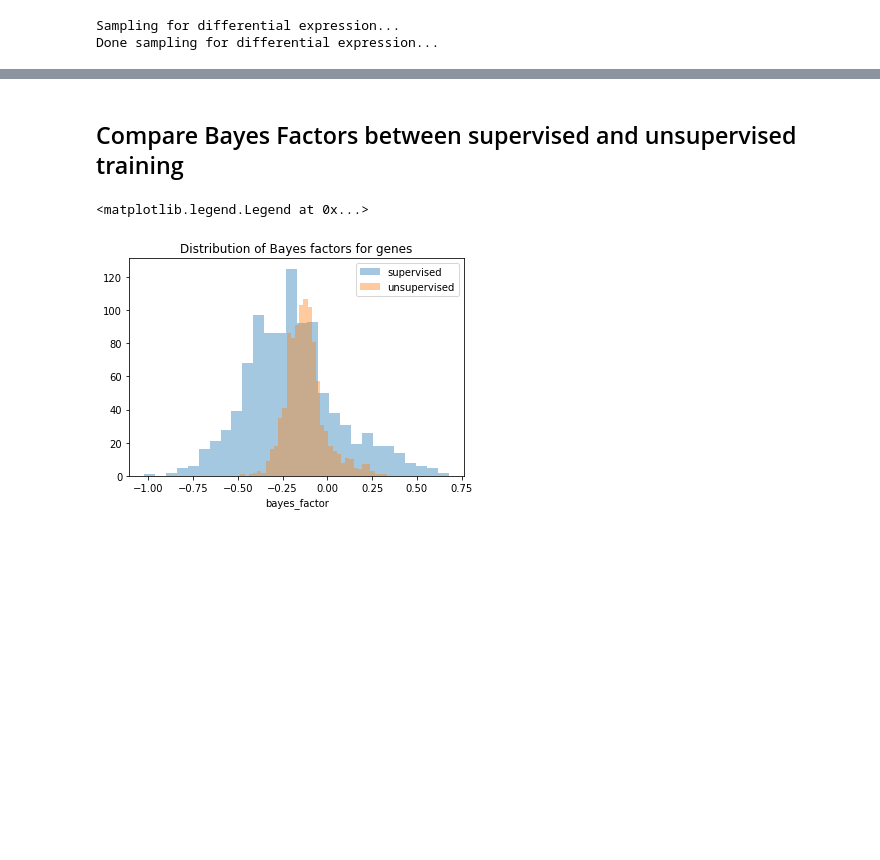
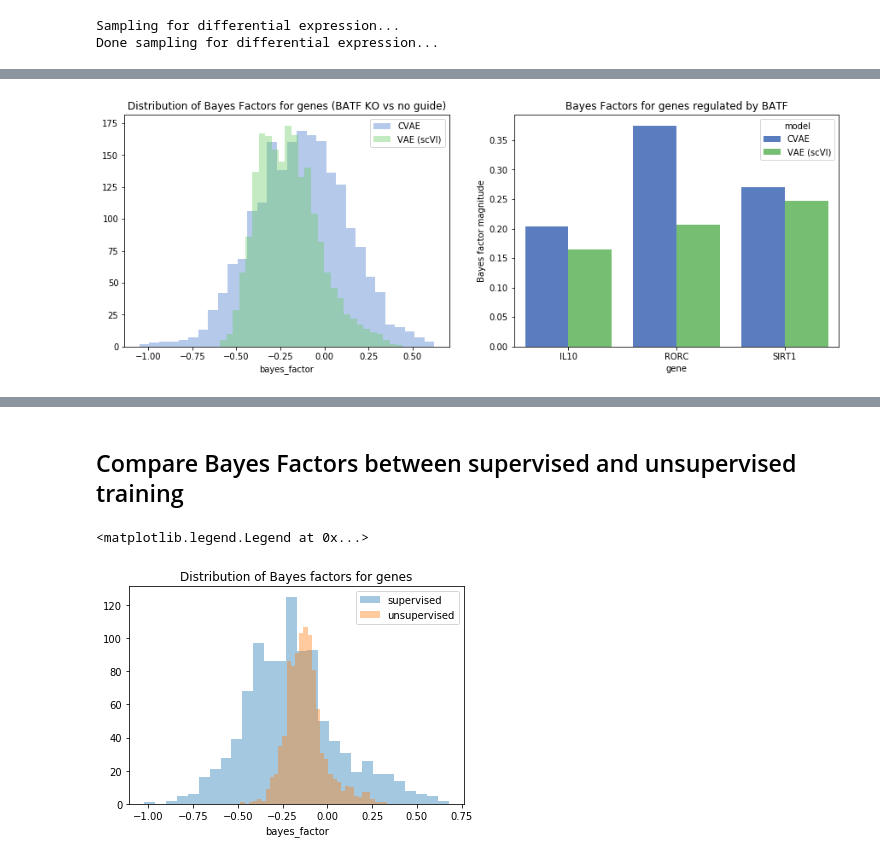
Before and after one commit to mincheoly/scVI-extensions, a Jupyter notebook: notebooks/batf_poc.ipynb, the cells around one changed output, grey strips where cells are left out. Cells and saved outputs as stored; diff of their text form; code cells hidden in the pictures; blank space fills up the shorter version.

```diff
--- a/notebooks/batf_poc.ipynb
+++ b/notebooks/batf_poc.ipynb
@@ -219,0 +172,26 @@ supervised_de_results[0][1].head(5)
+# %%
+temp = pd.DataFrame(
+    [
+        ('IL10', 'CVAE', 0.203904),
+        ('IL10', 'VAE (scVI)', 0.164772),
+        ('RORC', 'CVAE', 0.37431),
+        ('RORC', 'VAE (scVI)', 0.207137),
+        ('SIRT1', 'CVAE', 0.270029),
+        ('SIRT1', 'VAE (scVI)', 0.247252)
+], columns=['gene', 'model', 'Bayes factor magnitude'])
+# %%
+sns.set_palette("muted")
+# %%
+plt.figure(figsize=(15, 5))
+plt.subplot(1, 2, 1)
+
+sns.distplot(supervised_de_results[1][0][3]['bayes_factor'], kde=False)
+sns.distplot(de_results[1][0][3]['bayes_factor'], kde=False)
+plt.title('Distribution of Bayes Factors for genes (BATF KO vs no guide)')
+plt.legend(['CVAE', 'VAE (scVI)'])
+plt.subplot(1, 2, 2)
+sns.barplot(x='gene', y='Bayes factor magnitude', hue='model', data=temp)
+plt.title('Bayes Factors for genes regulated by BATF')
+plt.savefig('/Users/mincheolkim/Documents/scvi_outputs/batf_poc.png')
+# %% [output]
+[figure, added]
```
Also changed, not shown: parts of 43 cells of this notebook, 10 other files.
